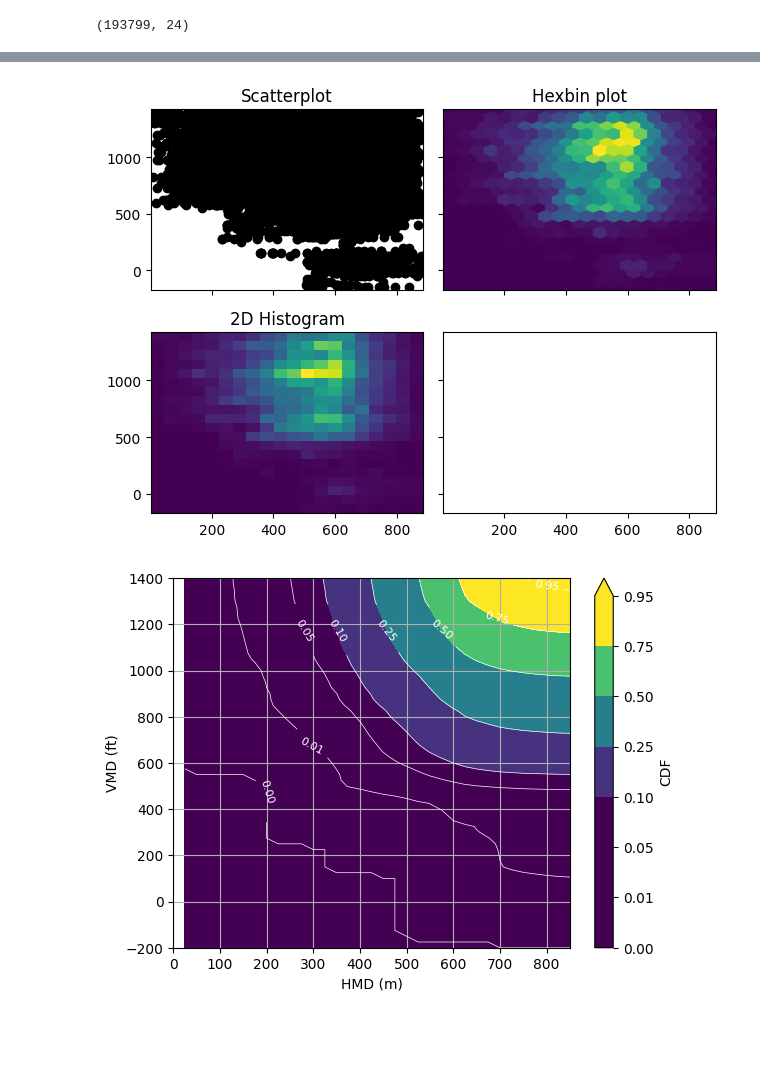
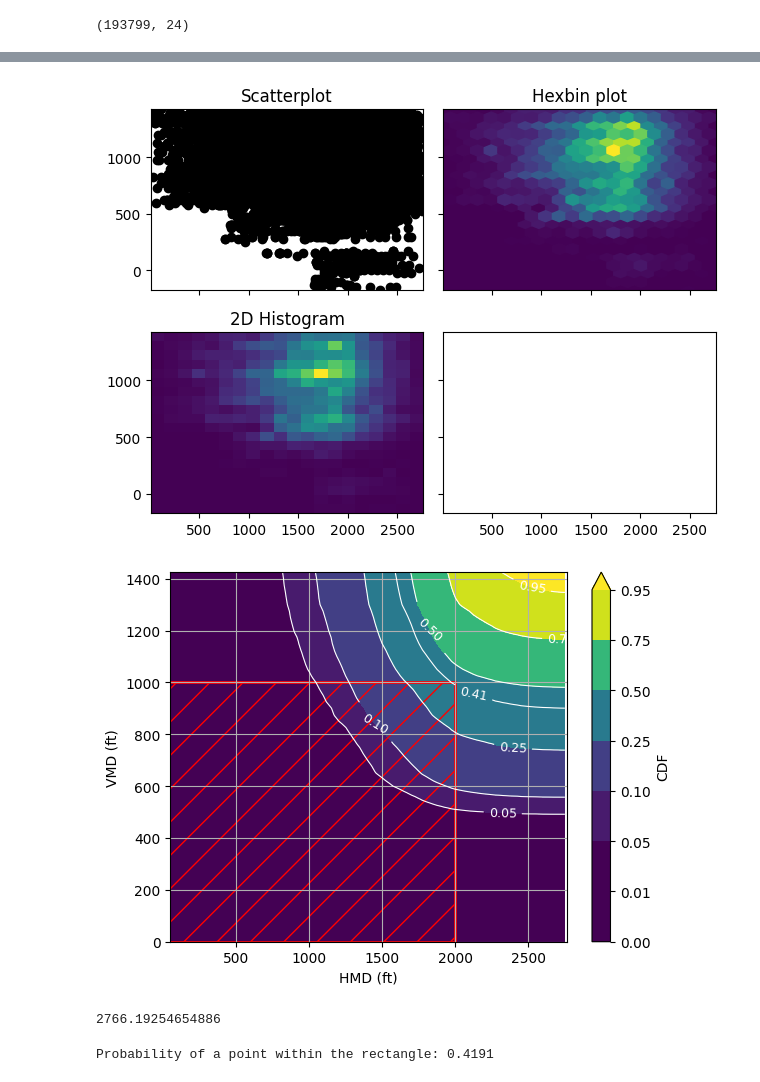
Before and after one commit to DME-3/Low-Alt-Obstacle-Check, a Jupyter notebook: standoff_contour.ipynb, the cells around one changed output, grey strips where cells are left out. Cells and saved outputs as stored; diff of their text form; code cells hidden in the pictures; blank space fills up the shorter version.

```diff
--- a/standoff_contour.ipynb
+++ b/standoff_contour.ipynb
@@ -28,3 +28,18 @@ gdf['date'] = gdf.time.apply(lambda x: datetime.fromtimestamp(int(x)))
 gdf.shape
 # %% [output]
 (193799, 24)
+# %%
+def bounding_box(lat, lon, half_dist_m=600):
+    # Calculate latitudinal and longitudinal offsets in degrees
+    lat_offset = (half_dist_m / 111120)  # 1 degree of latitude is approximately 111.32 km
+    lon_offset = (half_dist_m / (111120 * abs(cos(radians(lat)))))  # 1 degree of longitude varies with latitude
+
+    # Calculate the limits of the bounding box
+    lat_min = lat - lat_offset
+    lat_max = lat + lat_offset
+    lon_min = lon - lon_offset
+    lon_max = lon + lon_offset
+
+    return lat_min, lat_max, lon_min, lon_max
+# %%
+lat_min, lat_max, lon_min, lon_max = bounding_box(obs_lat, obs_lon, 600)
@@ -31,8 +50,8 @@ gdf.shape
 # %%
 # Bounding box around Koelner Dom obstacle, containing the 600 m clearance radius
 
-lat_min, lat_max = 50.935835, 50.947068
-lon_min, lon_max = 6.948488, 6.966398
+#lat_min, lat_max = 50.935835, 50.947068
+#lon_min, lon_max = 6.948488, 6.966398
 # %%
 gdf = gdf.loc[(gdf.lat >= lat_min) & (gdf.lat <= lat_max) & (gdf.lon >= lon_min) & (gdf.lon <= lon_max)]
 # %%
@@ -62,7 +81,7 @@ def haversine(pt1, pt2):
     r = 6371000  # Radius of earth in m
     return c * r
 # %%
-gdf['lateral_standoff'] = gdf.apply(lambda x: haversine((obs_lat, obs_lon), (x.lat, x.lon)), axis = 1)
+gdf['lateral_standoff'] = gdf.apply(lambda x: haversine((obs_lat, obs_lon), (x.lat, x.lon)) / 0.3048, axis = 1)
 # %%
 gdf['vertical_standoff'] = gdf.apply(lambda x: x.geoaltitude/0.3048 - min_alt, axis = 1)
 # %%
@@ -101,7 +108,7 @@ axes[1, 0].hist2d(x, y, bins=nbins)
 fig.tight_layout()
 plt.show()
 # %% [output]
-[figure, old version]
+[figure, new version]
 # %%
 from matplotlib.colors import ListedColormap
 
@@ -113,37 +120,57 @@ maxVmd_ft = gdf['vertical_standoff'].max()
 edgesX_ft = np.arange(0, maxHmd_ft + 25, 25)
 edgesY_ft = np.arange(-maxVmd_ft, maxVmd_ft + 25, 25)
 centersX_ft = edgesX_ft[:-1] + np.diff(edgesX_ft) / 2
 centersY_ft = edgesY_ft[:-1] + np.diff(edgesY_ft) / 2
 
 # 2D Histogram
 hist, xedges, yedges = np.histogram2d(gdf['lateral_standoff'], gdf['vertical_standoff'], bins=(centersX_ft, centersY_ft), density=False)
 
 # Normalize the histogram to create CDF
 cdf = hist.cumsum(axis=0).cumsum(axis=1) / hist.sum()
 
 # Calculate bin centers using output of np.histogram2d
 Xcenters = xedges[:-1] + np.diff(xedges) / 2
 Ycenters = yedges[:-1] + np.diff(yedges) / 2
 
 # Plot CDF contour
 fig, ax = plt.subplots()
 c_levels = [0, 0.01, 0.05, 0.1, 0.25, 0.5, 0.75, 0.95]
-c_map = ListedColormap(plt.get_cmap('viridis')(np.linspace(0, 1, len(c_levels))))
+c2_levels = [0.05, 0.1, 0.25,0.41, 0.5, 0.75, 0.95]
+c_map = ListedColormap(plt.get_cmap('viridis')(np.linspace(0, 1, 20+len(c_levels))))
 CS = ax.contourf(Xcenters, Ycenters, cdf.T, levels=c_levels, cmap=c_map, extend='max')
 cbar = fig.colorbar(CS, ticks=c_levels, boundaries=np.linspace(0, 1, len(c_levels) + 1))
 cbar.ax.set_ylabel('CDF')
 
 # Add contour lines with labels
-CS_lines = ax.contour(Xcenters, Ycenters, cdf.T, levels=c_levels, colors='white', linewidths=0.5)
-ax.clabel(CS_lines, inline=True, fontsize=8, colors='white', fmt='%.2f')
+CS_lines = ax.contour(Xcenters, Ycenters, cdf.T, levels=c2_levels, colors='white', linewidths=0.8)
+ax.clabel(CS_lines, inline=True, fontsize=9, colors='white', fmt='%.2f')
 
 # Axes labels and grid
-ax.set_xlabel('HMD (m)')
+ax.set_xlabel('HMD (ft)')
 ax.set_ylabel('VMD (ft)')
 ax.grid(True)
-ax.set_xlim(0, 850)
-ax.set_ylim(-200, 1400)
+ax.set_xlim(50, maxHmd_ft)
+ax.set_ylim(0, maxVmd_ft)
+
+rectangle = plt.Rectangle((0, 0), 2000, 1000, linewidth=2, edgecolor='red', facecolor='none', hatch='/')
+ax.add_patch(rectangle)
 
 plt.show()
 # %% [output]
-[figure, old version]
+[figure, new version]
+# %%
+maxHmd_ft
+# %% [output]
+2766.19254654886
+# %%
+# Find the bins within the rectangle
+x_bins_in_rectangle = np.where((xedges[:-1] >= 0) & (xedges[:-1] <= 2000))[0]
+y_bins_in_rectangle = np.where((yedges[:-1] >= 0) & (yedges[:-1] <= 1000))[0]
+
+# Sum the counts in the bins within the rectangle and normalize by the total number of points
+rectangle_count = hist[np.ix_(x_bins_in_rectangle, y_bins_in_rectangle)].sum()
+probability_in_rectangle = rectangle_count / hist.sum()
+
+print(f"Probability of a point within the rectangle: {probability_in_rectangle:.4f}")
+# %% [output]
+Probability of a point within the rectangle: 0.4191
```
Also changed, not shown: parts of 4 cells of this notebook.
